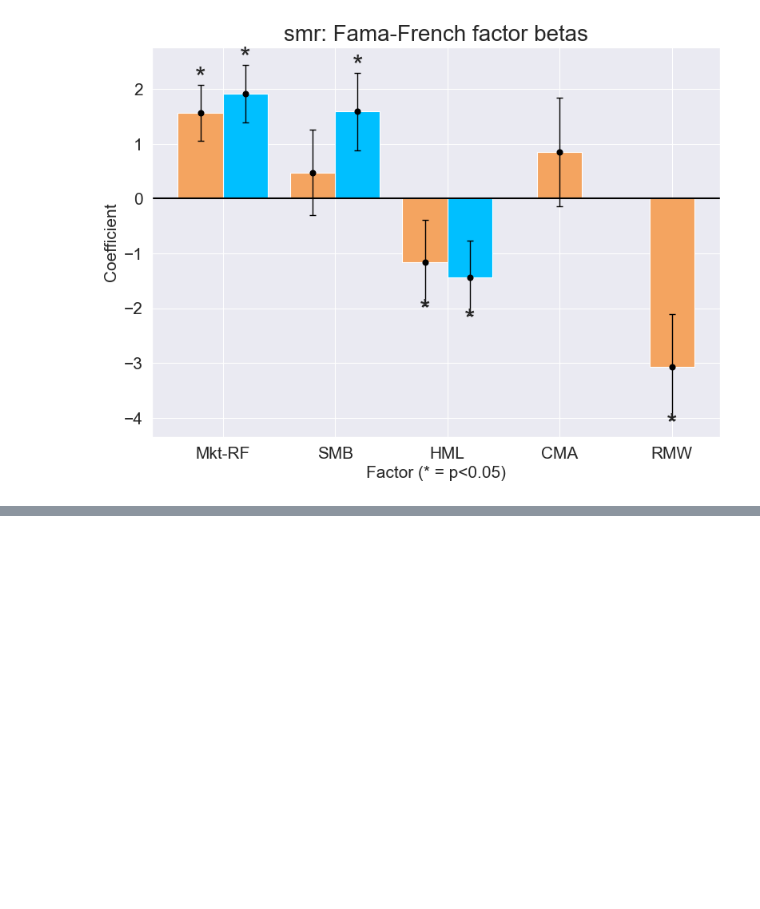
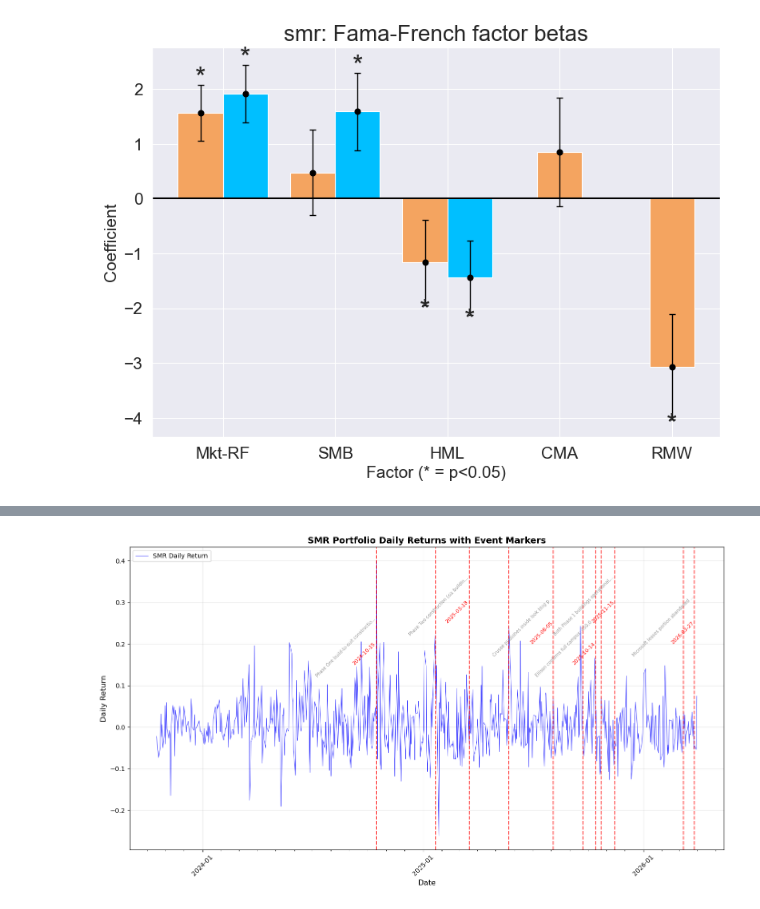
Before and after one commit to sheathorpe/sicss2026, a Jupyter notebook: stargate_NCH.ipynb, the cells around one changed output, grey strips where cells are left out. Drawn from its saved outputs; the diff is of its cells as text; code cells hidden in the pictures; blank space fills up the shorter version.

Commit message:
Updates with some charts

```diff
--- a/stargate_NCH.ipynb
+++ b/stargate_NCH.ipynb
@@ -27,16 +27,16 @@ equipmentTickers = [
     'PH',
     'PWR', # new
     'VRT', # new
-    'CMI' # new
+    #'CMI' # new
 ]
 
 powerTickers = [
     'VST',
     'CEG',
-    'NGR', # new
+    'NRG', # new
     'TLN', # new
-    'DUK', # new
-    'NEE'  # new
+    #'DUK', # new
+    #'NEE'  # new
 ]
 
 smrTickers = [
@@ -1084,0 +1061,47 @@ Date
+# %%
+# Plot SMR Abnormal Returns with event markers - FIXED VERSION
+import matplotlib.dates as mdates
+
+# Ensure eventsdf has datetime objects
+eventsdf['date'] = pd.to_datetime(eventsdf['date'])
+event_dates_dt = eventsdf['date'].tolist()
+
+fig, ax = plt.subplots(figsize=(14, 8))
+
+# Plot the actual daily returns for SMR
+ax.plot(actualff3.index, actualff3['sWeighted'] - 1,
+        linewidth=0.8, color='blue', alpha=0.7, label='SMR Daily Return')
+
+# Add vertical lines for events using datetime objects
+for event_date in event_dates_dt:
+    ax.axvline(x=event_date, color='red', linestyle='--', linewidth=1.5, alpha=0.7)
+
+# Add event labels using datetime objects
+for i, (event_date, description) in enumerate(events):
+    event_date_dt = pd.to_datetime(event_date)  # Convert to datetime
+    if i % 2 == 0:  # Label every other event to avoid crowding
+        y_pos = 0.15 + (i % 3) * 0.05
+        ax.text(event_date_dt, y_pos, f'{event_date_dt.strftime("%Y-%m-%d")}',
+                rotation=45, fontsize=8, ha='right', color='red')
+        # Truncate description if too long
+        desc_short = description[:35] + '...' if len(description) > 35 else description
+        ax.text(event_date_dt, y_pos - 0.03, desc_short,
+                rotation=45, fontsize=7, ha='right', color='gray', alpha=0.8)
+
+# Formatting
+ax.set_xlabel('Date', fontsize=12)
+ax.set_ylabel('Daily Return', fontsize=12)
+ax.set_title('SMR Portfolio Daily Returns with Event Markers', fontsize=14, fontweight='bold')
+ax.legend(loc='upper left')
+ax.grid(True, alpha=0.3)
+
+# Format x-axis
+ax.xaxis.set_major_formatter(mdates.DateFormatter('%Y-%m'))
+ax.xaxis.set_major_locator(mdates.YearLocator())
+ax.xaxis.set_minor_locator(mdates.MonthLocator())
+
+plt.xticks(rotation=45)
+plt.tight_layout()
+plt.show()
+# %% [output]
+[figure, added]
```
Also changed, not shown: parts of 9 cells of this notebook.
